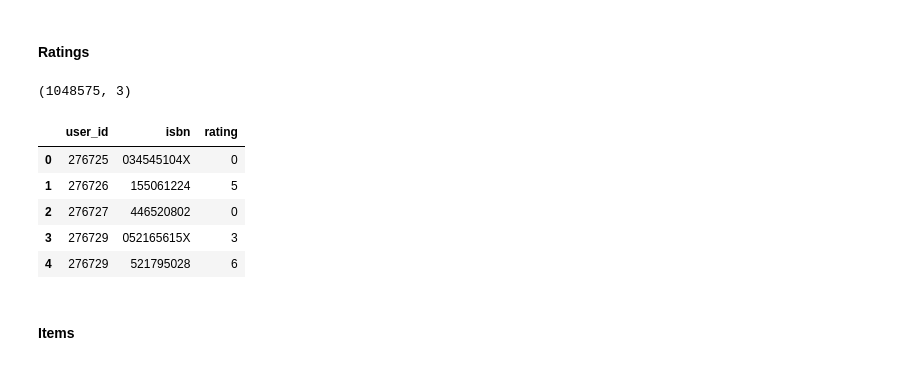
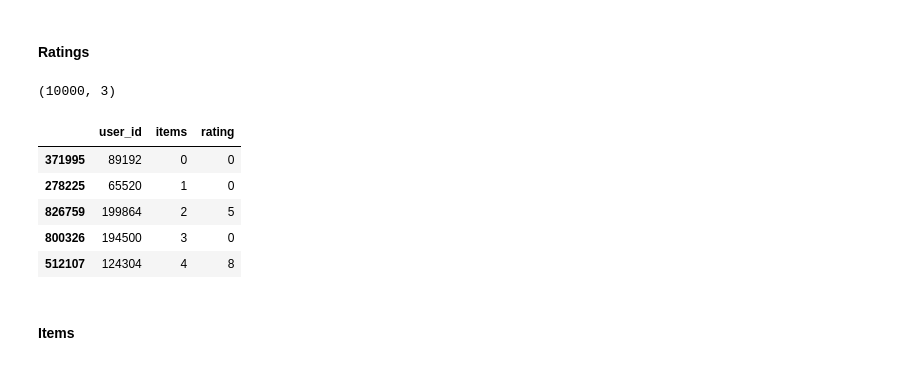
Before and after one commit to plaban1981/recommendation-engine, a Jupyter notebook: Association Rules Mining and Recommendation Systems.ipynb, the cells around one changed output. Drawn from its saved outputs; the diff is of its cells as text; code cells hidden in the pictures.

```diff
--- a/Association Rules Mining and Recommendation Systems.ipynb
+++ b/Association Rules Mining and Recommendation Systems.ipynb
@@ -60,0 +105,2 @@ ratings.head()
+# %%
+sample_ratings = ratings[['user','items','rating']].head(10000)
@@ -60,0 +122,8 @@ ratings.head()
+# %%
+unique = sample_ratings['items'].unique()
+# %%
+en = {}
+for i in range(len(unique)):
+    en[unique[i]] = i
+# %%
+sample_ratings['items_en'] = sample_ratings['items'].map(en)
@@ -95,16 +203,16 @@ users.head()
 # %% [markdown]
 #### Ratings
 # %%
-print(ratings.shape)
-ratings.head()
+print(sample_ratings.shape)
+sample_ratings.head()
 # %% [output]
-(1048575, 3)
+(10000, 3)
-|  | user_id | isbn | rating |
-| 0 | 276725 | 034545104X | 0 |
-| 1 | 276726 | 155061224 | 5 |
-| 2 | 276727 | 446520802 | 0 |
-| 3 | 276729 | 052165615X | 3 |
-| 4 | 276729 | 521795028 | 6 |
+|  | user_id | items | rating |
+| 371995 | 89192 | 0 | 0 |
+| 278225 | 65520 | 1 | 0 |
+| 826759 | 199864 | 2 | 5 |
+| 800326 | 194500 | 3 | 0 |
+| 512107 | 124304 | 4 | 8 |
 # %% [markdown]
 #### Items
 # %%
```
Also changed, not shown: parts of 52 cells of this notebook.
